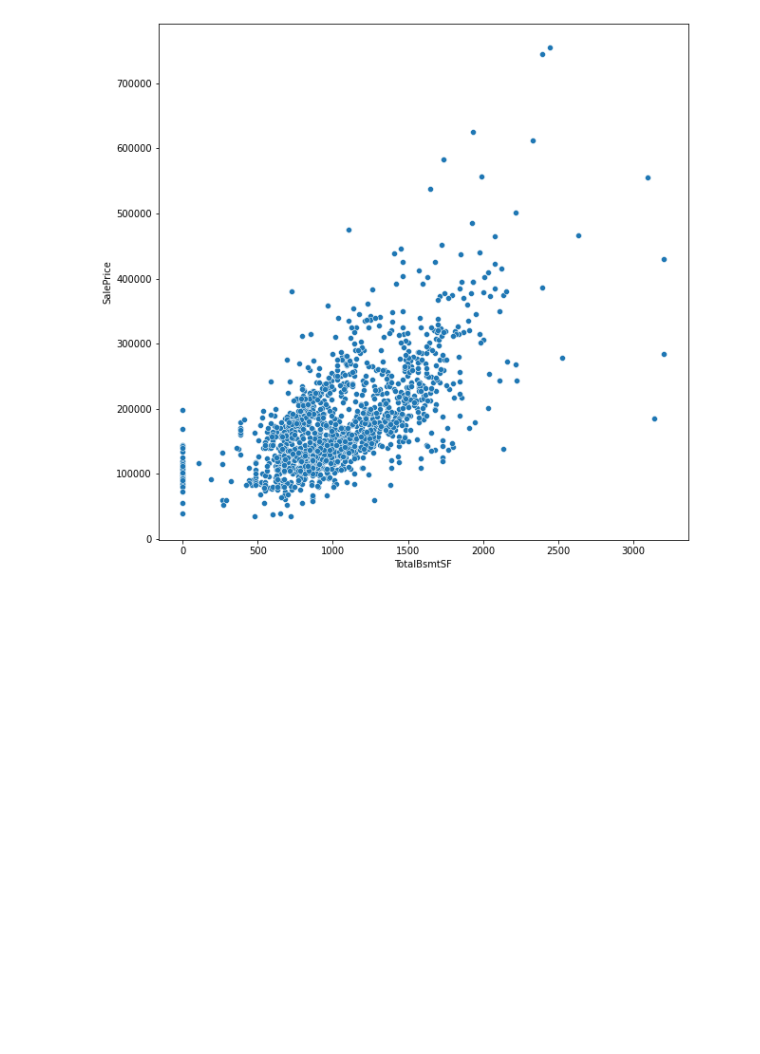
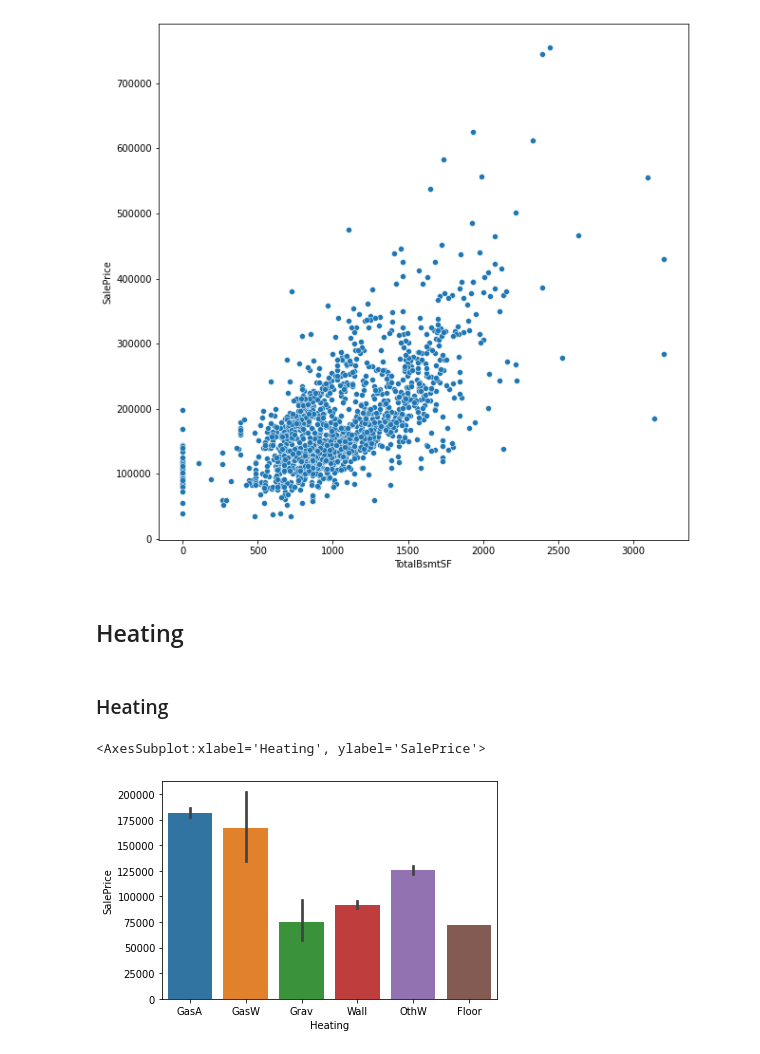
Before and after one commit to hoangquy18/Machine-Learning, a Jupyter notebook: Machine Learning/House/house.ipynb, the cells around one changed output. Saved outputs shown, nothing was run; the diff lists cells and outputs as text; code cells hidden in the pictures; blank space fills up the shorter version.

```diff
--- a/Machine Learning/House/house.ipynb
+++ b/Machine Learning/House/house.ipynb
@@ -560,3 +560,12 @@ sns.scatterplot(data = train_data,x='TotalBsmtSF',y='SalePrice')
 # %% [output]
 <AxesSubplot:xlabel='TotalBsmtSF', ylabel='SalePrice'>
 [figure]
+# %% [markdown]
+## Heating
+# %% [markdown]
+### Heating
+# %%
+sns.barplot(data = train_data,x='Heating',y='SalePrice')
+# %% [output]
+<AxesSubplot:xlabel='Heating', ylabel='SalePrice'>
+[figure, added]
```
Also changed, not shown: parts of 72 cells of this notebook, 1 other file.
